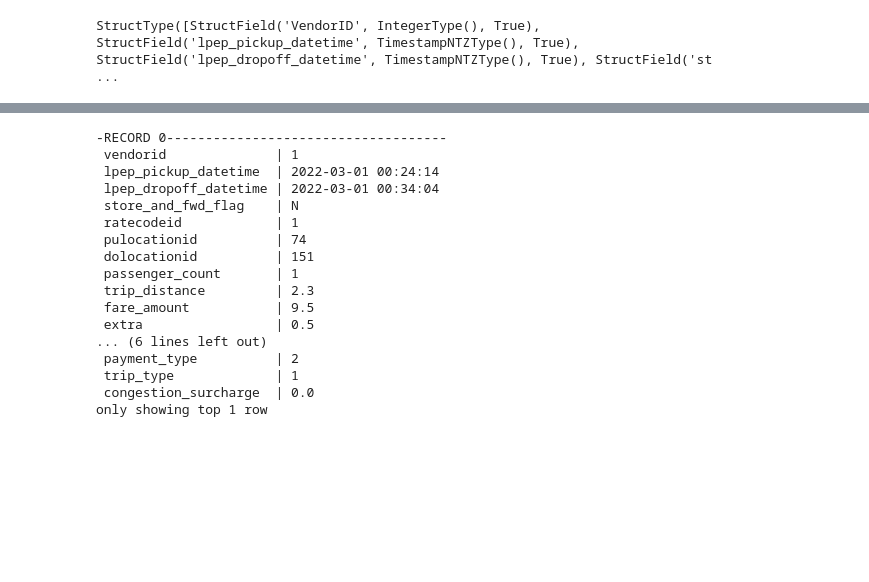
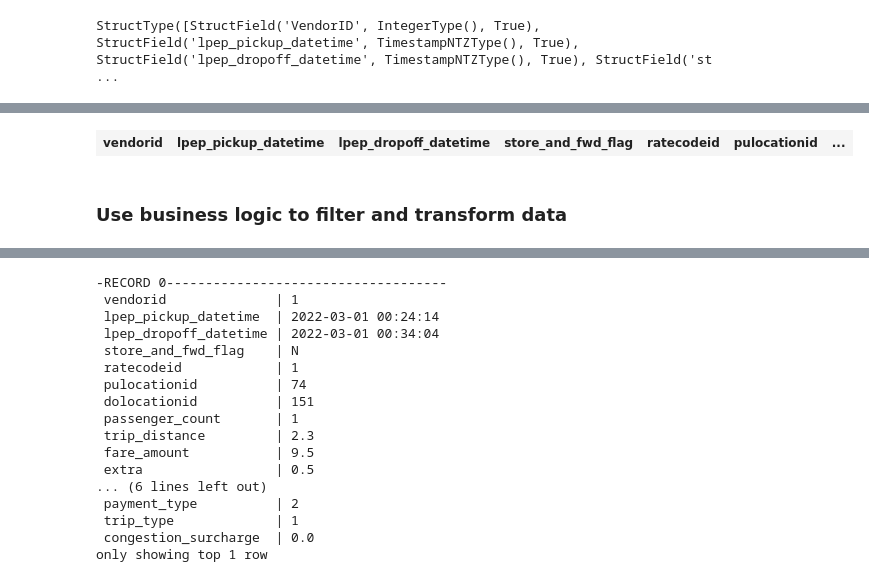
Before and after one commit to jameslafontaine/unimelb-mast30034-solo-project, a Jupyter notebook: notebooks/preprocessing_part_2.ipynb, the cells around one changed output, grey strips where cells are left out. Saved outputs shown, nothing was run; the diff lists cells and outputs as text; code cells hidden in the pictures; blank space fills up the shorter version.

Commit message:
Added business logic filtering of taxi records, added more external datasets

```diff
--- a/notebooks/preprocessing_part_2.ipynb
+++ b/notebooks/preprocessing_part_2.ipynb
@@ -487,0 +453,23 @@ for month in range(1,5):
+# %%
+# obtain a list of 'yellow zones' (zones in which only yellow taxis may respond to street hails)
+
+taxi_zones = spark.read.parquet('../data/raw/tlc/taxi_zones/taxi_zone_lookup.parquet/')
+
+yellow_zones = taxi_zones.where(
+    F.col('service_zone') == 'Yellow Zone'
+).select('locationid').rdd.map(lambda x: x.locationid).collect()
+
+yellow_zones = list(map(int, yellow_zones))
+
+sdf_green_2022_01.where(
+    (~F.col('pulocationid').isin(yellow_zones)) # only keep street hail entries that aren't recorded as pickup in yellow zones (as green taxis can't respond to street hails in these zones)
+        | (F.col('pulocationid').isin(yellow_zones))
+        & (F.col('trip_type') == 2)
+).where(
+    (F.col('pulocationid').isin(yellow_zones))
+    & (F.col('trip_type') == 1)
+)
+# %% [output]
+| vendorid | lpep_pickup_datetime | lpep_dropoff_datetime | store_and_fwd_flag | ratecodeid | pulocationid | ... |
+# %% [markdown]
+### Use business logic to filter and transform data
```
Also changed, not shown: parts of 48 cells of this notebook, 3 other files.
